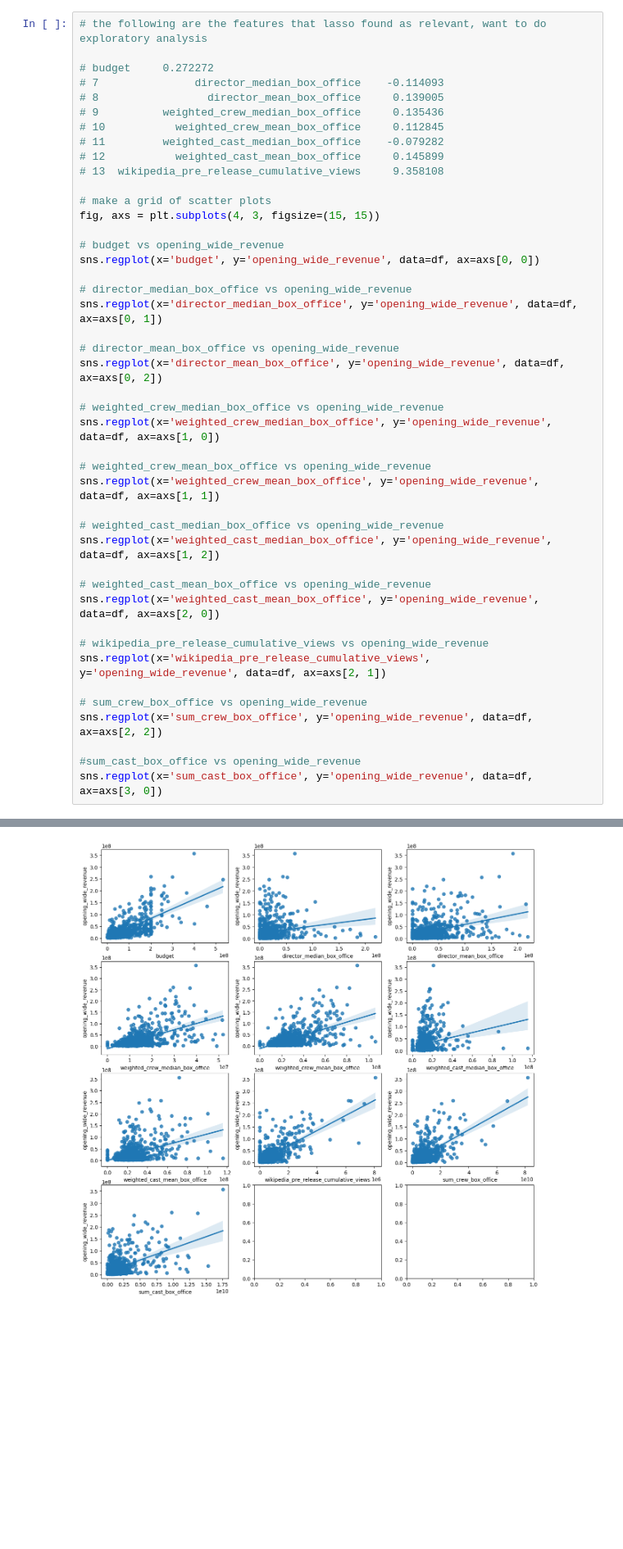
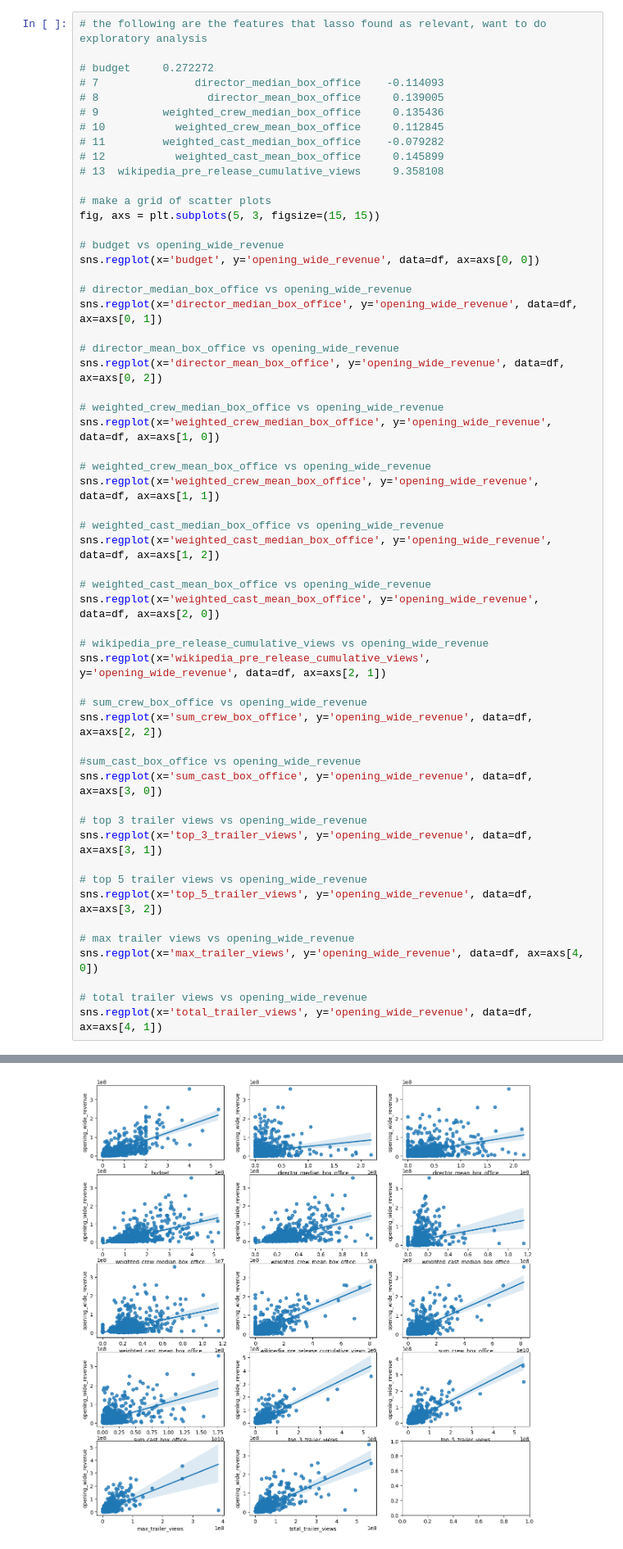
Before and after one commit to AidanG1/stat413-boxoffice, a Jupyter notebook: boxoffice/modeling/models.ipynb, the cells around one changed output, grey strips where cells are left out. Shown at 82% size. Cells and saved outputs as stored; diff of their text form; blank space fills up the shorter version.

```diff
--- a/boxoffice/modeling/models.ipynb
+++ b/boxoffice/modeling/models.ipynb
@@ -243,7 +220,7 @@ plt.plot([0, 200], [0, 0], color='red')
 # 13  wikipedia_pre_release_cumulative_views     9.358108
 
 # make a grid of scatter plots
-fig, axs = plt.subplots(4, 3, figsize=(15, 15))
+fig, axs = plt.subplots(5, 3, figsize=(15, 15))
 
 # budget vs opening_wide_revenue
 sns.regplot(x='budget', y='opening_wide_revenue', data=df, ax=axs[0, 0])
@@ -274,4 +251,16 @@ sns.regplot(x='sum_crew_box_office', y='opening_wide_revenue', data=df, ax=axs[2
 
 #sum_cast_box_office vs opening_wide_revenue
 sns.regplot(x='sum_cast_box_office', y='opening_wide_revenue', data=df, ax=axs[3, 0])
+
+# top 3 trailer views vs opening_wide_revenue
+sns.regplot(x='top_3_trailer_views', y='opening_wide_revenue', data=df, ax=axs[3, 1])
+
+# top 5 trailer views vs opening_wide_revenue
+sns.regplot(x='top_5_trailer_views', y='opening_wide_revenue', data=df, ax=axs[3, 2])
+
+# max trailer views vs opening_wide_revenue
+sns.regplot(x='max_trailer_views', y='opening_wide_revenue', data=df, ax=axs[4, 0])
+
+# total trailer views vs opening_wide_revenue
+sns.regplot(x='total_trailer_views', y='opening_wide_revenue', data=df, ax=axs[4, 1])
 # %% [output]
@@ -279,4 +268,4 @@ sns.regplot(x='sum_cast_box_office', y='opening_wide_revenue', data=df, ax=axs[3
-[figure, old version]
+[figure, new version]
 # %%
 # gam
 from pygam import LinearGAM
```
Also changed, not shown: parts of 11 cells of this notebook, 2 other files.
